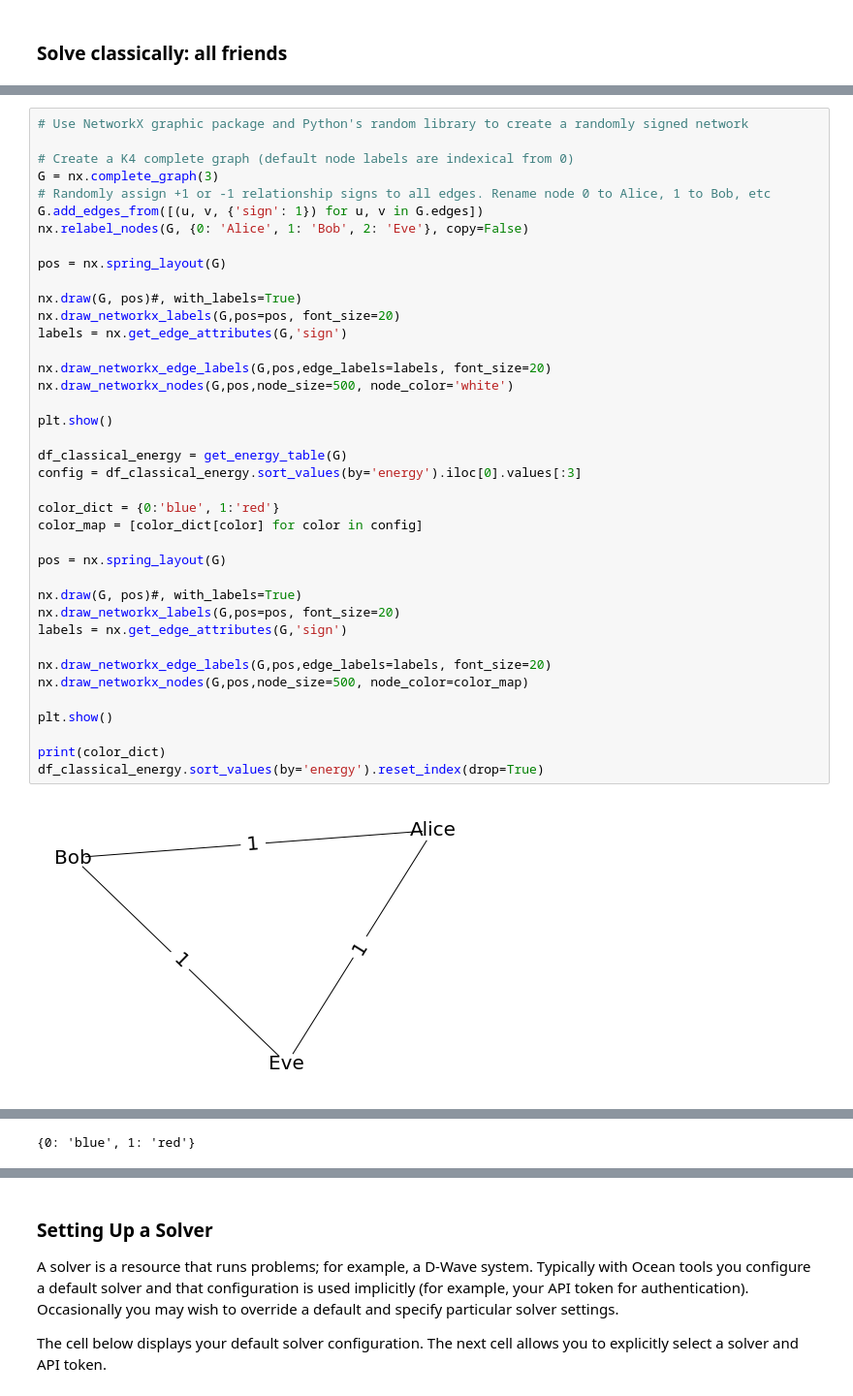
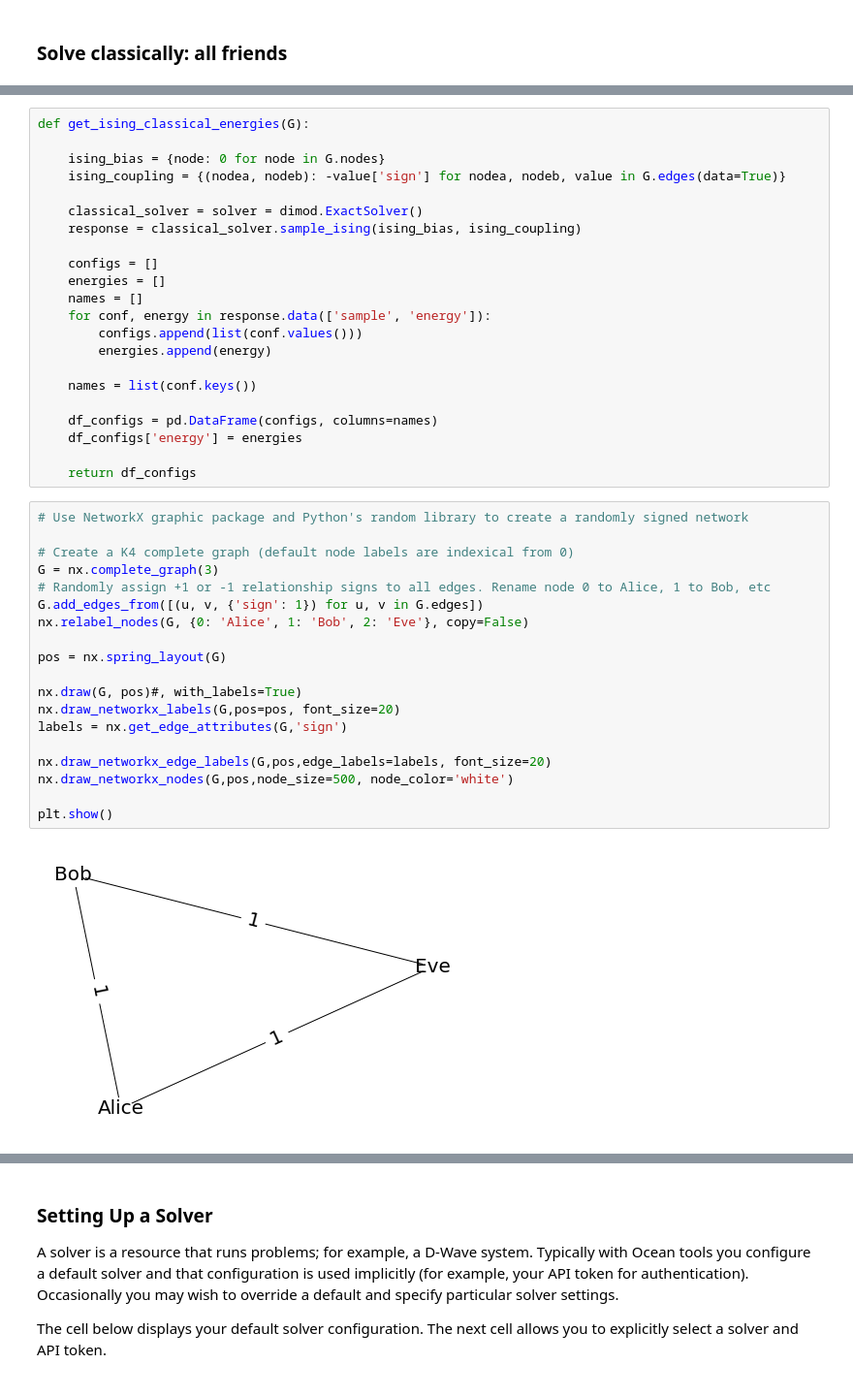
Before and after one commit to mledall/quantum_computing, a Jupyter notebook: Structural_imbalance_benchmarking.ipynb, the cells around one changed output, grey strips where cells are left out. Shown at 97% size. Saved outputs shown, nothing was run; the diff lists cells and outputs as text.

```diff
--- a/Structural_imbalance_benchmarking.ipynb
+++ b/Structural_imbalance_benchmarking.ipynb
@@ -114,41 +81,43 @@ def get_energy_table(G):
+# %%
+def get_ising_classical_energies(G):
+
+    ising_bias = {node: 0 for node in G.nodes}
+    ising_coupling = {(nodea, nodeb): -value['sign'] for nodea, nodeb, value in G.edges(data=True)}
+
+    classical_solver = solver = dimod.ExactSolver()
+    response = classical_solver.sample_ising(ising_bias, ising_coupling)
+
+    configs = []
+    energies = []
+    names = []
+    for conf, energy in response.data(['sample', 'energy']):
+        configs.append(list(conf.values()))
+        energies.append(energy)
+
+    names = list(conf.keys())
+
+    df_configs = pd.DataFrame(configs, columns=names)
+    df_configs['energy'] = energies
+
+    return df_configs
 # %%
 # Use NetworkX graphic package and Python's random library to create a randomly signed network
 
 # Create a K4 complete graph (default node labels are indexical from 0)
 G = nx.complete_graph(3)
 # Randomly assign +1 or -1 relationship signs to all edges. Rename node 0 to Alice, 1 to Bob, etc
 G.add_edges_from([(u, v, {'sign': 1}) for u, v in G.edges])
 nx.relabel_nodes(G, {0: 'Alice', 1: 'Bob', 2: 'Eve'}, copy=False)
 
 pos = nx.spring_layout(G)
 
 nx.draw(G, pos)#, with_labels=True)
 nx.draw_networkx_labels(G,pos=pos, font_size=20)
 labels = nx.get_edge_attributes(G,'sign')
 
 nx.draw_networkx_edge_labels(G,pos,edge_labels=labels, font_size=20)
 nx.draw_networkx_nodes(G,pos,node_size=500, node_color='white')
 
 plt.show()
-
-df_classical_energy = get_energy_table(G)
-config = df_classical_energy.sort_values(by='energy').iloc[0].values[:3]
-
-color_dict = {0:'blue', 1:'red'}
-color_map = [color_dict[color] for color in config]
-
-pos = nx.spring_layout(G)
-
-nx.draw(G, pos)#, with_labels=True)
-nx.draw_networkx_labels(G,pos=pos, font_size=20)
-labels = nx.get_edge_attributes(G,'sign')
-
-nx.draw_networkx_edge_labels(G,pos,edge_labels=labels, font_size=20)
-nx.draw_networkx_nodes(G,pos,node_size=500, node_color=color_map)
-
-plt.show()
-
-print(color_dict)
-df_classical_energy.sort_values(by='energy').reset_index(drop=True)
 # %% [output]
-[figure, old version]
+[figure, new version]
@@ -156 +123,0 @@ df_classical_energy.sort_values(by='energy').reset_index(drop=True)
-{0: 'blue', 1: 'red'}
```
Also changed, not shown: parts of 24 cells of this notebook.
